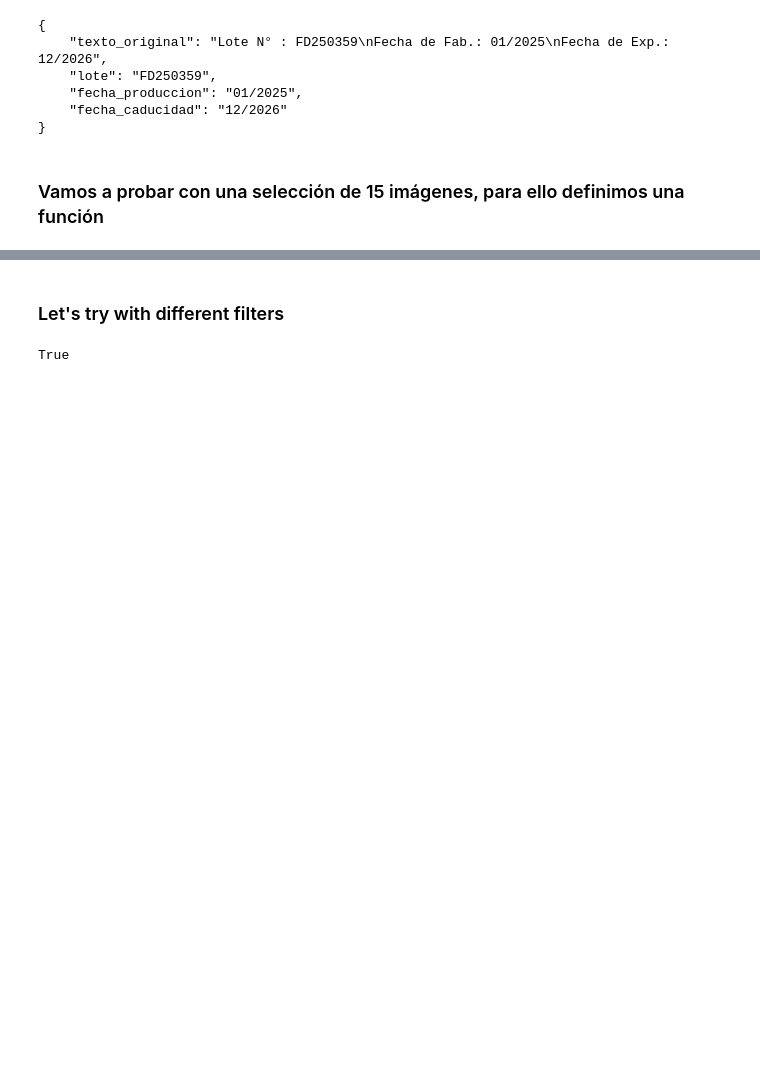
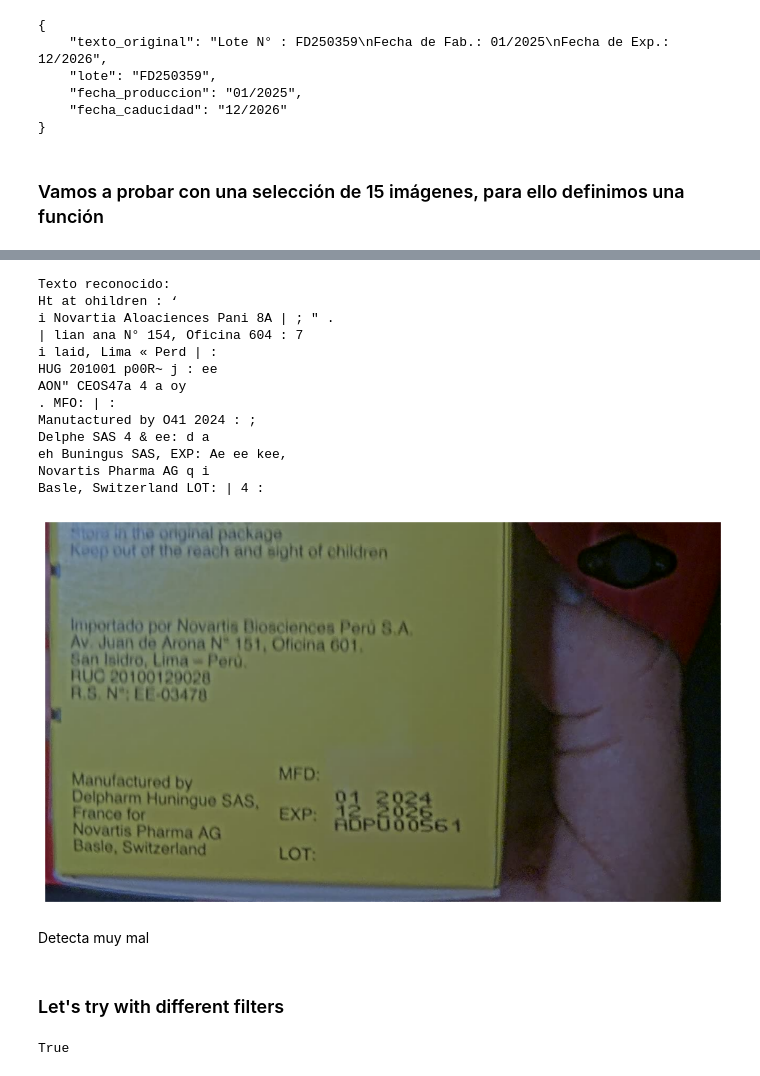
Before and after one commit to csampedr/NuxiaProject, a Jupyter notebook: Paddle.ipynb, the cells around one changed output, grey strips where cells are left out. Drawn from its saved outputs; the diff is of its cells as text; code cells hidden in the pictures; blank space fills up the shorter version.

```diff
--- a/Paddle.ipynb
+++ b/Paddle.ipynb
@@ -469,0 +467,3 @@ CAD:
+# %%
+import pytesseract
+pytesseract.pytesseract.tesseract_cmd = r"C:\Program Files\Tesseract-OCR\tesseract.exe"
@@ -470,3 +484,45 @@ CAD:
+# %%
+path_img = Path("pruebas14082026/1a0b72b0")
+img = cv2.imread(str(path_img / "original.png"))
+# %%
+
+# Convertir a escala de grises
+#gray = cv2.cvtColor(img, cv2.COLOR_BGR2GRAY)
+
+# Mejorar el contraste mediante binarización
+# processed = cv2.threshold(gray, 0, 255, cv2.THRESH_BINARY + cv2.THRESH_OTSU)[1]
+
+# Ejecutar OCR
+config = "--psm 6"
+text = pytesseract.image_to_string(img, config=config)
+
+# Mostrar el texto reconocido en el terminal
+print("Texto reconocido:")
+print(text)
+
+img_rgb = cv2.cvtColor(img, cv2.COLOR_BGR2RGB)
+
+plt.figure(figsize=(12, 8))
+plt.imshow(img_rgb)
+plt.axis("off")
+plt.show()
+# %% [output]
+Texto reconocido:
+Ht at ohildren : ‘
+i Novartia Aloaciences Pani 8A | ; " .
+| lian ana N° 154, Oficina 604 : 7
+i laid, Lima « Perd | :
+HUG 201001 p00R~ j : ee
+AON" CEOS47a 4 a oy
+. MFO: | :
+Manutactured by O41 2024 : ;
+Delphe SAS 4 & ee: d a
+eh Buningus SAS, EXP: Ae ee kee,
+Novartis Pharma AG q i
+Basle, Switzerland LOT: | 4 :
+[figure, added]
+# %% [markdown]
+Detecta muy mal
 # %% [markdown]
 ### Let's try with different filters
 # %%
```
Also changed, not shown: parts of 13 cells of this notebook.
